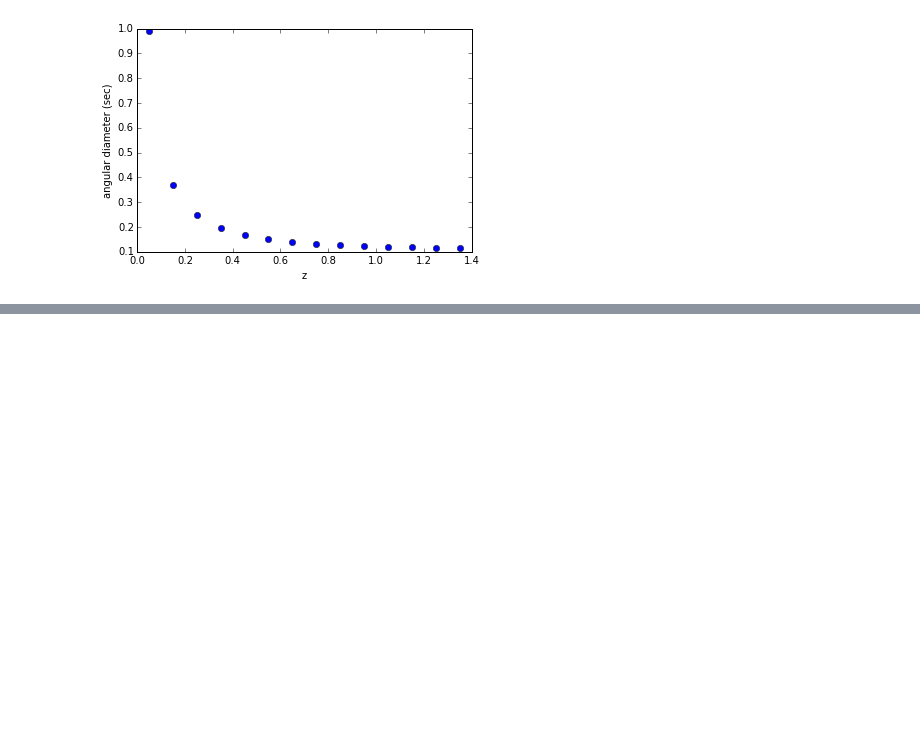
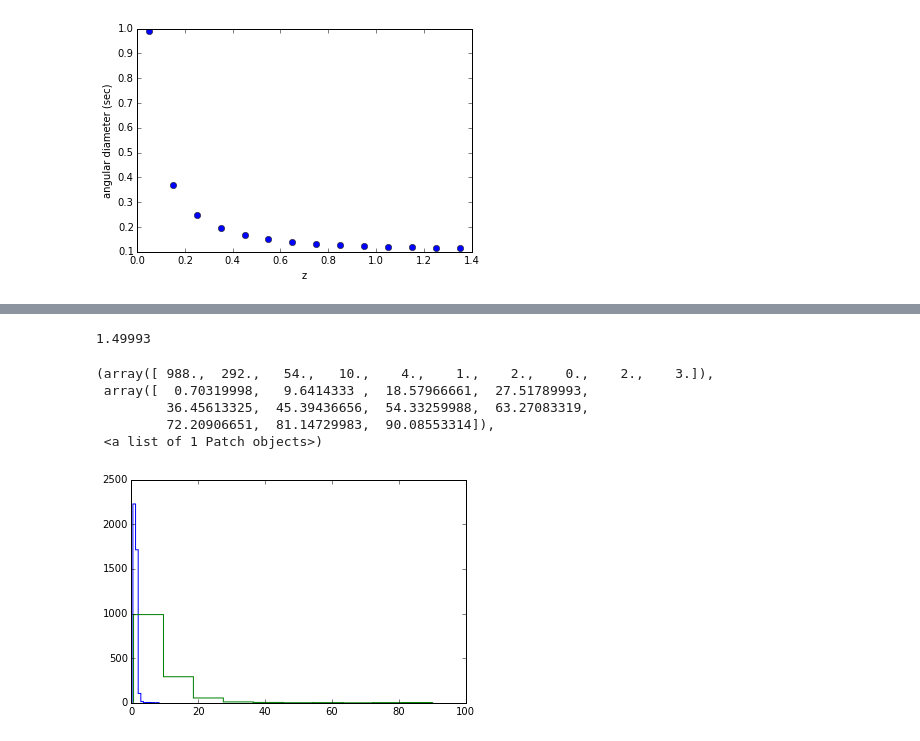
Before and after one commit to rbiswas4/hosts, a Jupyter notebook: src/Sizes.ipynb, the cells around one changed output, grey strips where cells are left out. Cells and saved outputs as stored; diff of their text form; code cells hidden in the pictures; blank space fills up the shorter version.

Commit message:
Added setup.sh to point to directory and added plots from data in Sizes.ipynb

```diff
--- a/src/Sizes.ipynb
+++ b/src/Sizes.ipynb
@@ -21,0 +41,14 @@ plt.xlabel('z')
+# %%
+t = Table(rec)
+# %%
+binindex = np.array(np.floor(np.asarray(t['PHOTOZ'])/0.1), dtype='i8')
+uniqueinds = np.unique(binindex)
+# %%
+newcol = Table.Column(binindex, name='binindex', dtype=np.dtype('i8'))
+t.add_column(newcol)
+# %%
+x = t.group_by('binindex')
+# %%
+x.groups[14]['PHOTOZ'].max()
+# %% [output]
+1.49993
@@ -21,0 +59,10 @@ plt.xlabel('z')
+# %%
+plt.hist(x.groups[14]['A_IMAGE'], histtype='step')
+plt.hist(x.groups[0]['A_IMAGE'], histtype='step')
+# %% [output]
+(array([ 988.,  292.,   54.,   10.,    4.,    1.,    2.,    0.,    2.,    3.]),
+ array([  0.70319998,   9.6414333 ,  18.57966661,  27.51789993,
+         36.45613325,  45.39436656,  54.33259988,  63.27083319,
+         72.20906651,  81.14729983,  90.08553314]),
+ <a list of 1 Patch objects>)
+[figure, added]
```
Also changed, not shown: parts of 15 cells of this notebook, 2 other files.
